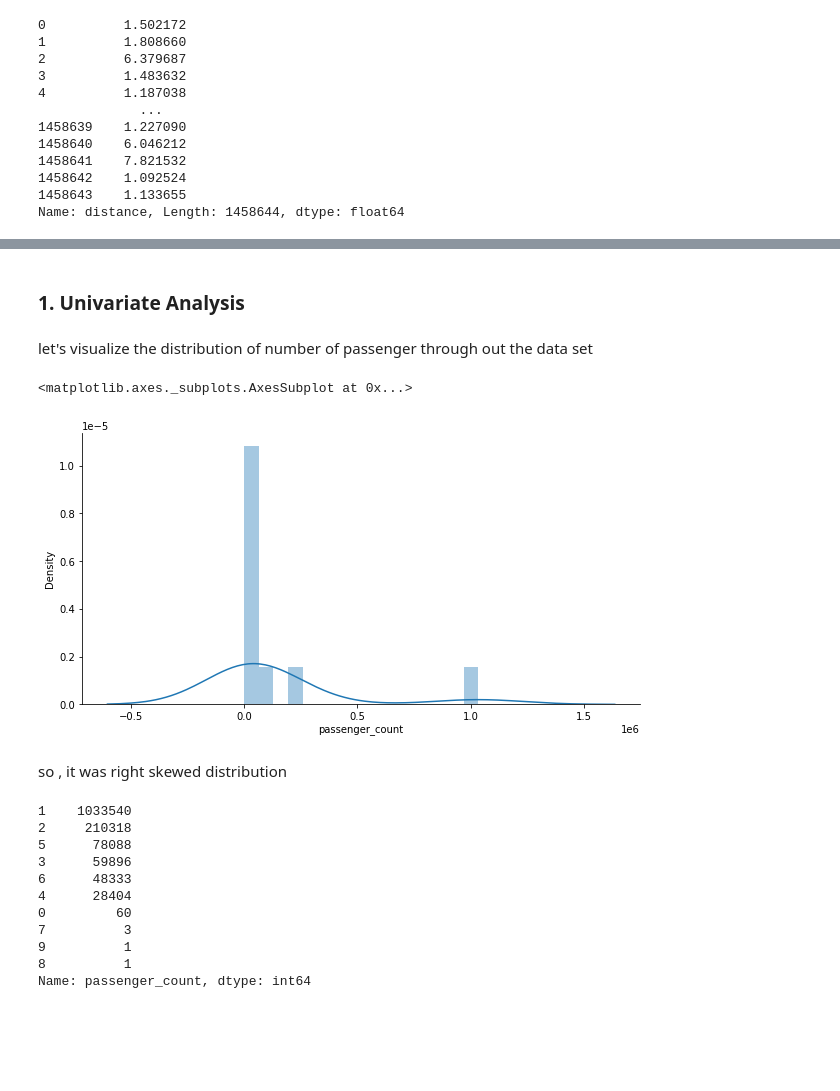
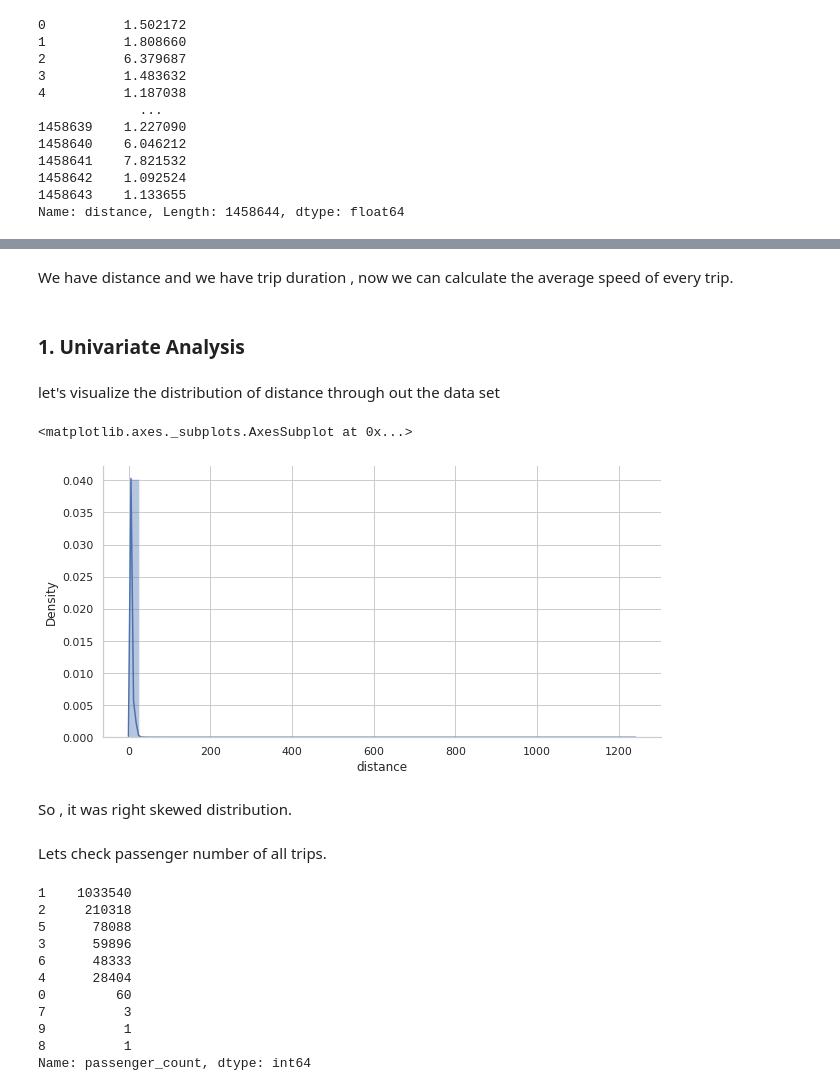
Before and after one commit to indrochoco/NYC-Taxi-prediction, a Jupyter notebook: taxi_time_prediction_new.ipynb, the cells around one changed output, grey strips where cells are left out. Saved outputs shown, nothing was run; the diff lists cells and outputs as text; code cells hidden in the pictures; blank space fills up the shorter version.

```diff
--- a/taxi_time_prediction_new.ipynb
+++ b/taxi_time_prediction_new.ipynb
@@ -177,0 +199,2 @@ Name: distance, Length: 1458644, dtype: float64
+# %% [markdown]
+We have distance and we have trip duration , now we can calculate the average speed of every trip.
@@ -178,18 +203,18 @@ Name: distance, Length: 1458644, dtype: float64
 # %% [markdown]
 ### **1. Univariate Analysis**
 # %% [markdown]
-let's visualize the distribution of number of passenger through out the data set
+let's visualize the distribution of distance through out the data set
 # %%
 f, ax = plt.subplots(figsize=(10, 5))
 sns.despine(f)
-sns.distplot(
-    taxi_data['passenger_count'].value_counts()
-    )
+sns.distplot(taxi_data['distance'])
 # %% [output]
 <matplotlib.axes._subplots.AxesSubplot at 0x...>
-[figure, old version]
+[figure, new version]
 # %% [markdown]
-so , it was right skewed distribution
+So , it was right skewed distribution.
+# %% [markdown]
+Lets check passenger number of all trips.
 # %%
 taxi_data['passenger_count'].value_counts() # checking the value count
 # %% [output]
```
Also changed, not shown: parts of 190 cells of this notebook.
